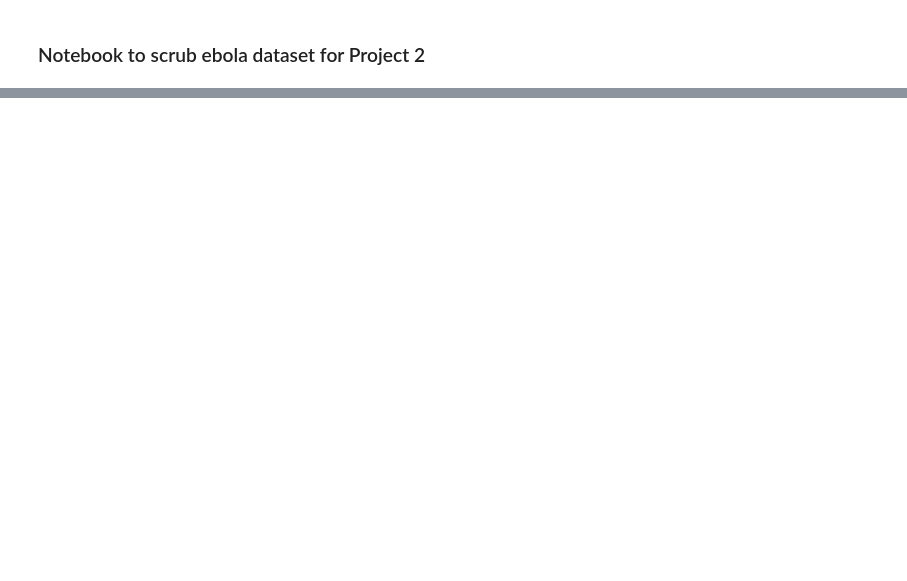
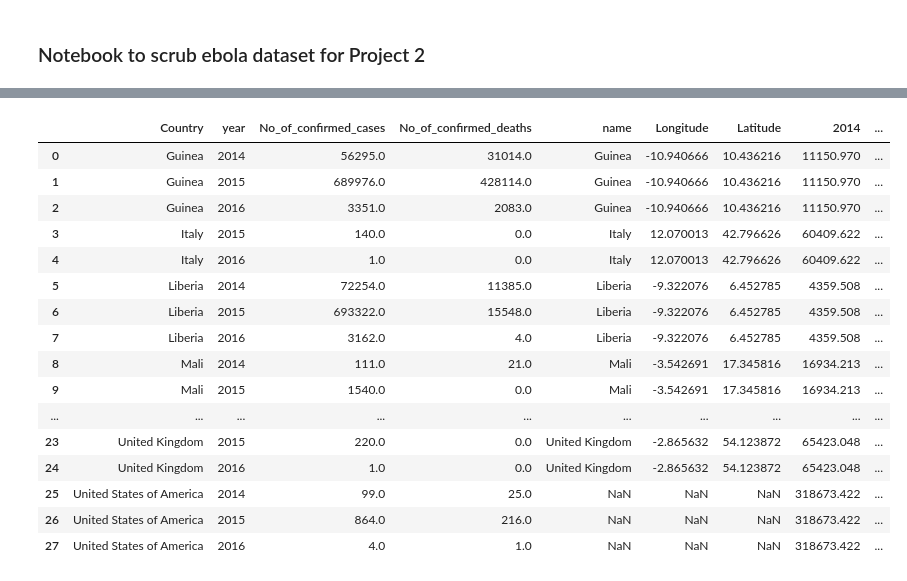
Before and after one commit to magcox5/Project2-Pandemic, a Jupyter notebook: ebola_scrub.ipynb, the cells around one changed output, grey strips where cells are left out. Saved outputs shown, nothing was run; the diff lists cells and outputs as text; code cells hidden in the pictures; blank space fills up the shorter version.

Commit message:
Finished scrubbing swineflu and ebola data, update data files

```diff
--- a/ebola_scrub.ipynb
+++ b/ebola_scrub.ipynb
@@ -4,9 +4,16 @@
 # Dependencies and Setup
 import pandas as pd
 import numpy as np
+pd.set_option('display.max_rows', 500)
+pd.set_option('display.max_columns', 500)
+pd.set_option('display.width', 1000)
 
 # File to Load (Remember to Change These)
 ebola_data_to_load = "Data/ebola_2014_2016_clean.csv"
+centroid_data_to_load = "Data/country_centroids_az8.csv"
+pop_data_to_load = "Data/pop_data_2009-2019.csv"
 
 # Read Population Data from "Estimates" sheet
 ebola_data = pd.read_csv(ebola_data_to_load, encoding="ISO-8859-1")
+centroid_data = pd.read_csv(centroid_data_to_load)
+pop_data = pd.read_csv(pop_data_to_load)
@@ -91,0 +91,6 @@ AttributeError: 'DataFrame' object has no attribute 're'
+# %%
+# Merge longitude and latitude data by country
+# Get name, Longitude, and Latitude from centroid_data
+centroid_data_1 = centroid_data[['name', 'Longitude', 'Latitude']]
+centroid_data_2 = centroid_data_1['name'].replace(['United States'], 'United States of America')
+centroid_data_2
@@ -91,0 +115,4 @@ AttributeError: 'DataFrame' object has no attribute 're'
+# %%
+# Merge centroid lon, lat
+ebola_2 = pd.merge(ebola_1, centroid_data_1, left_on='Country', right_on='name', how = 'left')
+ebola_2
@@ -91,0 +137,4 @@ AttributeError: 'DataFrame' object has no attribute 're'
+# %%
+# Get subset of pop_data, Country, 2014, 2015, 2016
+pop_data_1 = pop_data[['Country', '2014', '2015', '2016']]
+pop_data_1
@@ -91,0 +159,23 @@ AttributeError: 'DataFrame' object has no attribute 're'
+# %%
+# Merge Population Data
+# Merge centroid lon, lat
+ebola_3 = pd.merge(ebola_2, pop_data_1, on='Country', how = 'left')
+ebola_3
+# %% [output]
+|  | Country | year | No_of_confirmed_cases | No_of_confirmed_deaths | name | Longitude | Latitude | 2014 | ... |
+| 0 | Guinea | 2014 | 56295.0 | 31014.0 | Guinea | -10.940666 | 10.436216 | 11150.970 | ... |
+| 1 | Guinea | 2015 | 689976.0 | 428114.0 | Guinea | -10.940666 | 10.436216 | 11150.970 | ... |
+| 2 | Guinea | 2016 | 3351.0 | 2083.0 | Guinea | -10.940666 | 10.436216 | 11150.970 | ... |
+| 3 | Italy | 2015 | 140.0 | 0.0 | Italy | 12.070013 | 42.796626 | 60409.622 | ... |
+| 4 | Italy | 2016 | 1.0 | 0.0 | Italy | 12.070013 | 42.796626 | 60409.622 | ... |
+| 5 | Liberia | 2014 | 72254.0 | 11385.0 | Liberia | -9.322076 | 6.452785 | 4359.508 | ... |
+| 6 | Liberia | 2015 | 693322.0 | 15548.0 | Liberia | -9.322076 | 6.452785 | 4359.508 | ... |
+| 7 | Liberia | 2016 | 3162.0 | 4.0 | Liberia | -9.322076 | 6.452785 | 4359.508 | ... |
+| 8 | Mali | 2014 | 111.0 | 21.0 | Mali | -3.542691 | 17.345816 | 16934.213 | ... |
+| 9 | Mali | 2015 | 1540.0 | 0.0 | Mali | -3.542691 | 17.345816 | 16934.213 | ... |
+| ... | ... | ... | ... | ... | ... | ... | ... | ... | ... |
+| 23 | United Kingdom | 2015 | 220.0 | 0.0 | United Kingdom | -2.865632 | 54.123872 | 65423.048 | ... |
+| 24 | United Kingdom | 2016 | 1.0 | 0.0 | United Kingdom | -2.865632 | 54.123872 | 65423.048 | ... |
+| 25 | United States of America | 2014 | 99.0 | 25.0 | NaN | NaN | NaN | 318673.422 | ... |
+| 26 | United States of America | 2015 | 864.0 | 216.0 | NaN | NaN | NaN | 318673.422 | ... |
+| 27 | United States of America | 2016 | 4.0 | 1.0 | NaN | NaN | NaN | 318673.422 | ... |
```
Also changed, not shown: parts of 11 cells of this notebook, 6 other files.
